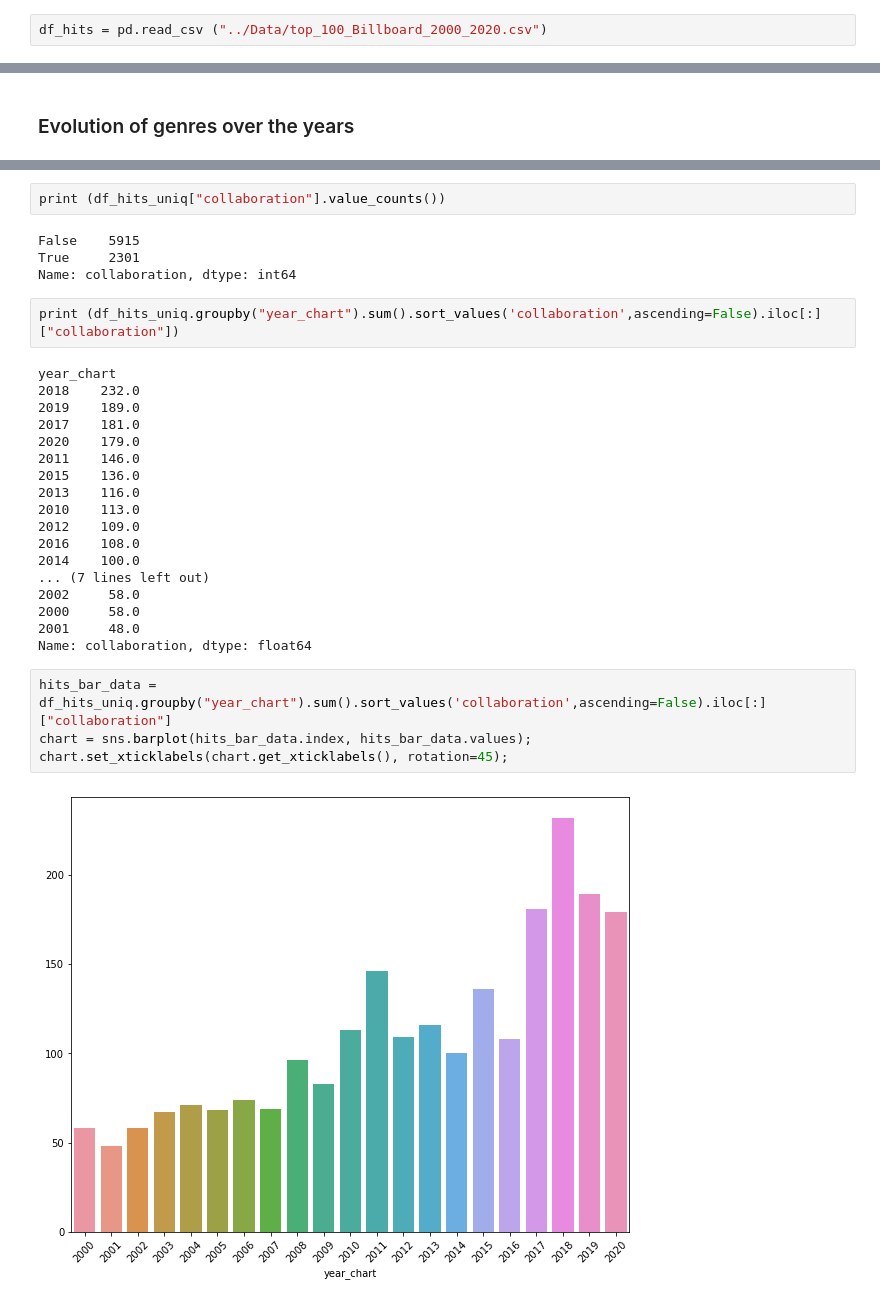
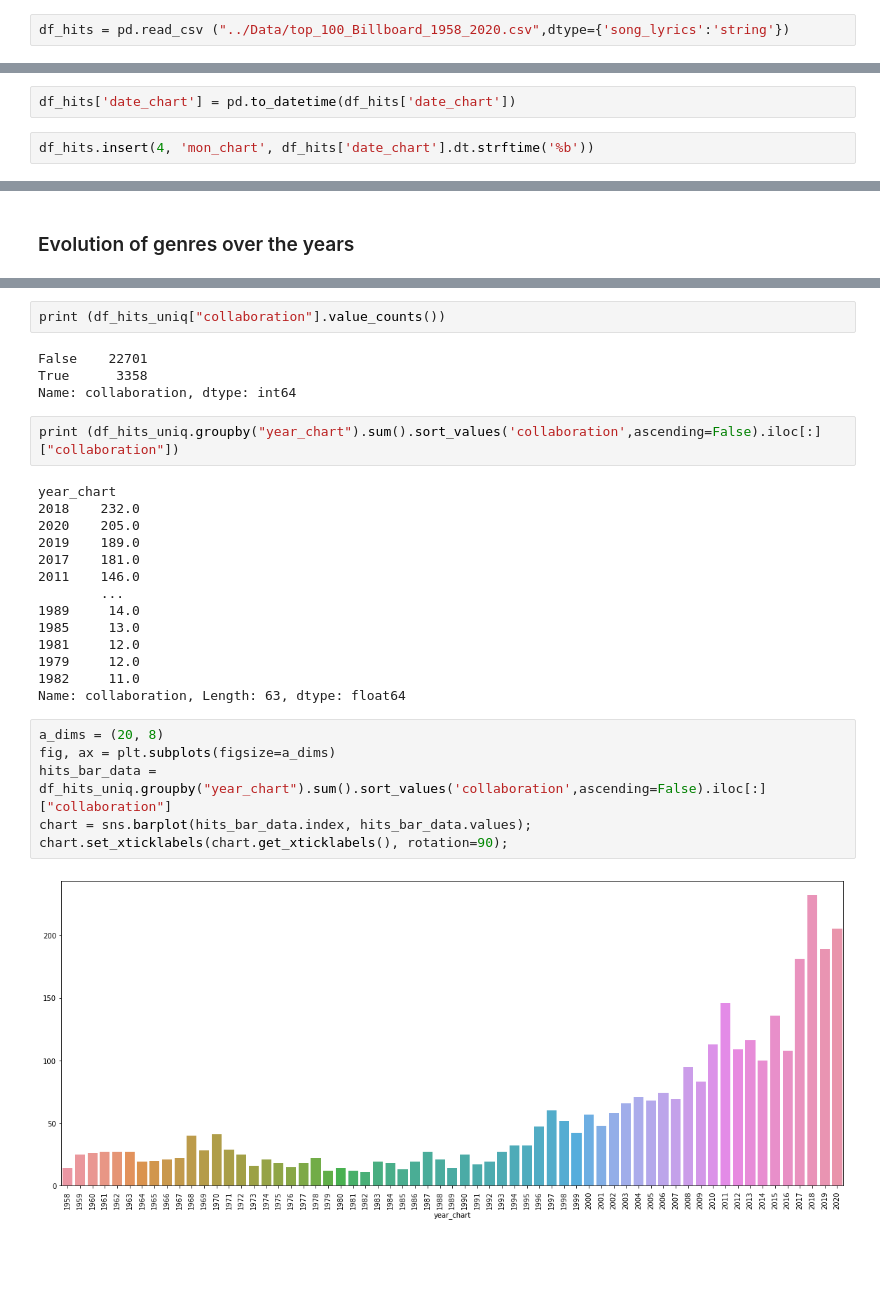
Before and after one commit to luislgm/Music_Hit_Predictor_TFM, a Jupyter notebook: Hit_Data_Analysis/1_hit_analysis.ipynb, the cells around one changed output, grey strips where cells are left out. Cells and saved outputs as stored; diff of their text form; blank space fills up the shorter version.

```diff
--- a/Hit_Data_Analysis/1_hit_analysis.ipynb
+++ b/Hit_Data_Analysis/1_hit_analysis.ipynb
@@ -9,6 +9,6 @@ pd.options.display.max_columns = None
 plt.rcParams['figure.figsize'] = 10, 8
 # %%
-df_hits = pd.read_csv ("../Data/top_100_Billboard_2000_2020.csv")
+df_hits = pd.read_csv ("../Data/top_100_Billboard_1958_2020.csv",dtype={'song_lyrics':'string'})
 # %%
 df_hits.head()
 # %% [output]
@@ -71,0 +106,4 @@ sns.boxplot(x="year_chart",y="tempo",data = df_hits);
+# %%
+df_hits['date_chart'] = pd.to_datetime(df_hits['date_chart'])
+# %%
+df_hits.insert(4, 'mon_chart', df_hits['date_chart'].dt.strftime('%b'))
@@ -352,35 +864,33 @@ sns.lineplot(x="year", y="count",hue="genre", data=df_genres_years);
 # %%
 print (df_hits_uniq["collaboration"].value_counts())
 # %% [output]
-False    5915
-True     2301
+False    22701
+True      3358
 Name: collaboration, dtype: int64
 # %%
 print (df_hits_uniq.groupby("year_chart").sum().sort_values('collaboration',ascending=False).iloc[:]["collaboration"])
 # %% [output]
 year_chart
 2018    232.0
+2020    205.0
 2019    189.0
 2017    181.0
-2020    179.0
 2011    146.0
-2015    136.0
-2013    116.0
-2010    113.0
-2012    109.0
-2016    108.0
-2014    100.0
-... (7 lines left out)
-2002     58.0
-2000     58.0
-2001     48.0
-Name: collaboration, dtype: float64
+        ...
+1989     14.0
+1985     13.0
+1981     12.0
+1979     12.0
+1982     11.0
+Name: collaboration, Length: 63, dtype: float64
 # %%
+a_dims = (20, 8)
+fig, ax = plt.subplots(figsize=a_dims)
 hits_bar_data = df_hits_uniq.groupby("year_chart").sum().sort_values('collaboration',ascending=False).iloc[:]["collaboration"]
 chart = sns.barplot(hits_bar_data.index, hits_bar_data.values);
-chart.set_xticklabels(chart.get_xticklabels(), rotation=45);
+chart.set_xticklabels(chart.get_xticklabels(), rotation=90);
 # %% [output]
-[figure, old version]
+[figure, new version]
 # %%
 print (df_hits_uniq.groupby("artist").sum().sort_values('collaboration',ascending=False).iloc[:10]["collaboration"])
 # %% [output]
```
Also changed, not shown: parts of 111 cells of this notebook.
